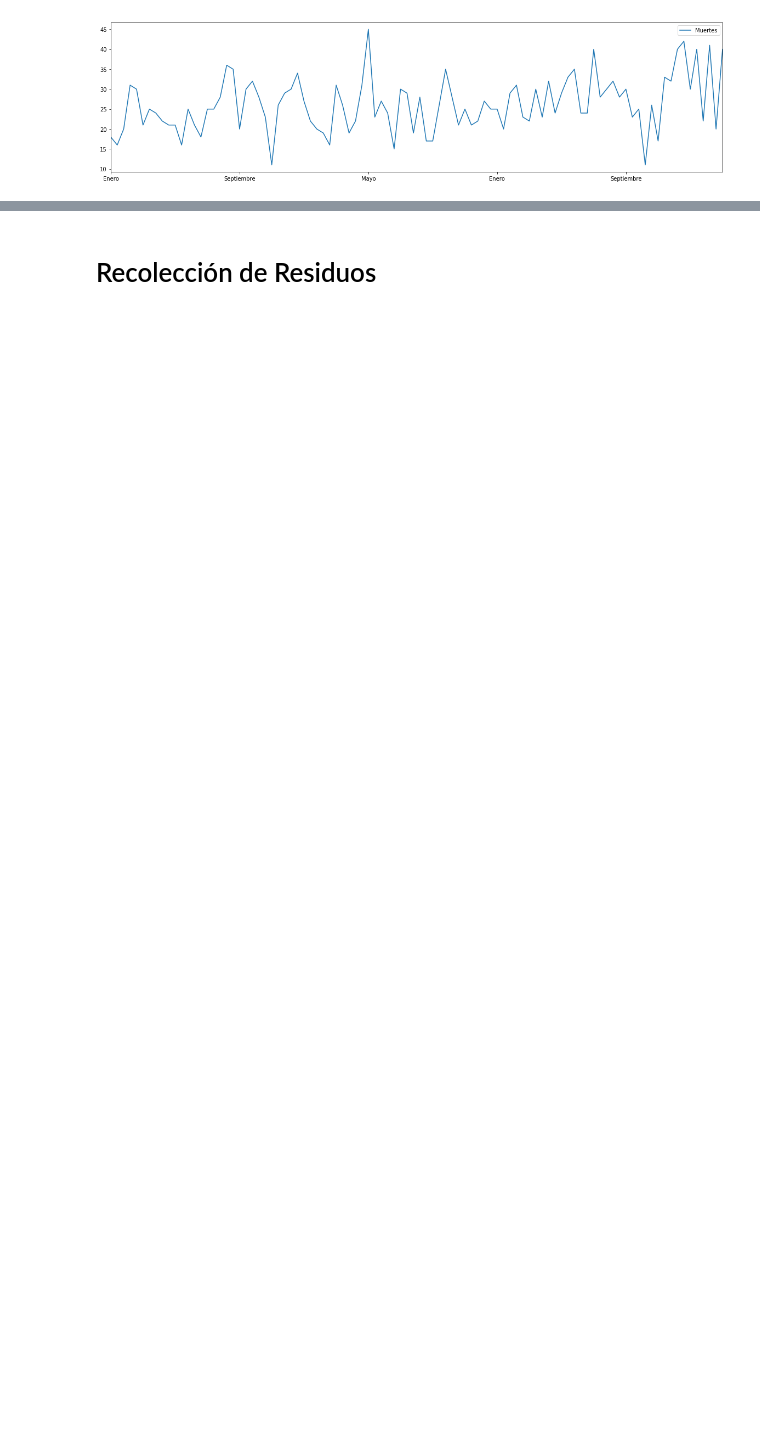
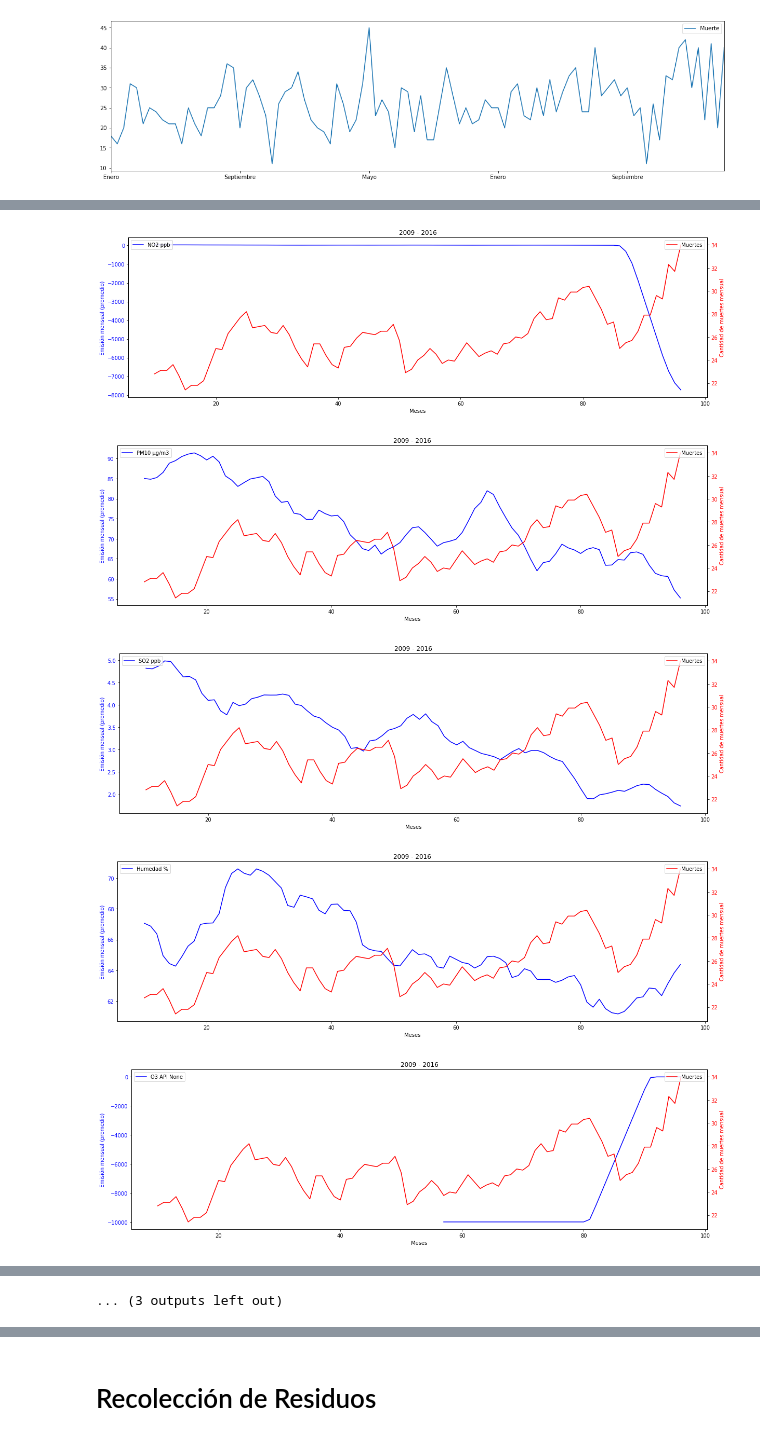
Before and after one commit to JefeLitman/Sustainable_Development_from_Air_Quality, a Jupyter notebook: EDABOGOTA.ipynb, the cells around one changed output, grey strips where cells are left out. Saved outputs shown, nothing was run; the diff lists cells and outputs as text; code cells hidden in the pictures; blank space fills up the shorter version.

```diff
--- a/EDABOGOTA.ipynb
+++ b/EDABOGOTA.ipynb
@@ -119,0 +125,43 @@ muertesAnualesSerie.Muertes.rolling(10).mean().plot(figsize=(20,5), linewidth=2,
+# %%
+nuevoEscalaAire = defaultdict(list)
+years = [2009,2010,2011,2012,2013,2014,2015,2016,2017]
+for k in datos_kennedy.keys():
+  data10PM = datos_kennedy[k]
+  for y in years:
+    for m in range(1,13):
+      a = data10PM[data10PM.index.year==y]
+      nuevoEscalaAire[k].append(a[a.index.month==m].mean())
+nuevoEscalaAire = pd.DataFrame(nuevoEscalaAire)
+# %%
+def plotRelacion(datosMedicion, muertes, label):
+  meses = range(1,97)
+  muertesMensual = muertes
+
+  fig, ax1 = plt.subplots(figsize=(17,5))
+  ax1.plot(meses, datosMedicion, label=label, color='blue')
+  ax1.set_xlabel('Meses')
+  ax1.set_ylabel('Emisión mensual (promedio)', color='blue')
+  ax1.tick_params(axis='y', labelcolor='blue')
+  plt.legend(loc='upper left')
+  ax2 = ax1.twinx()
+  ax2.plot(meses, muertes, label='Muertes', color = 'red')
+  ax2.set_ylabel('Cantidad de muertes mensual', color='red')
+  ax2.tick_params(axis='y', labelcolor='red')
+
+  fig.tight_layout()
+  plt.legend(loc='upper right')
+  plt.title('2009 - 2016')
+  plt.show()
+# %%
+nuevoEscalaAire = nuevoEscalaAire.iloc[:-12,:]
+# %%
+for k in nuevoEscalaAire.keys():
+  datoskMensual = nuevoEscalaAire[k].rolling(10).mean().values
+  muertesMensual = muertesAnualesSerie.Muerte.rolling(10).mean().values
+  plotRelacion(datoskMensual, muertesMensual, label=k)
+# %% [output]
+[figure, added]
+[figure, added]
+[figure, added]
+[figure, added]
+[figure, added]
@@ -119,0 +175 @@ muertesAnualesSerie.Muertes.rolling(10).mean().plot(figsize=(20,5), linewidth=2,
+... (3 outputs left out)
```
Also changed, not shown: parts of 13 cells of this notebook, 1 other file.
